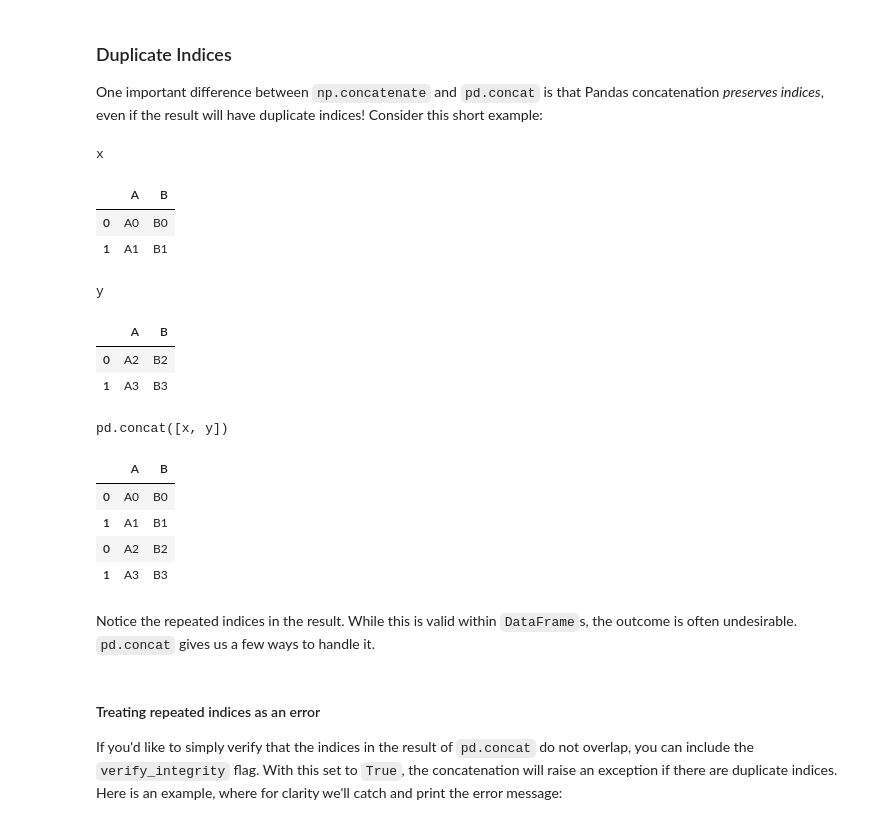
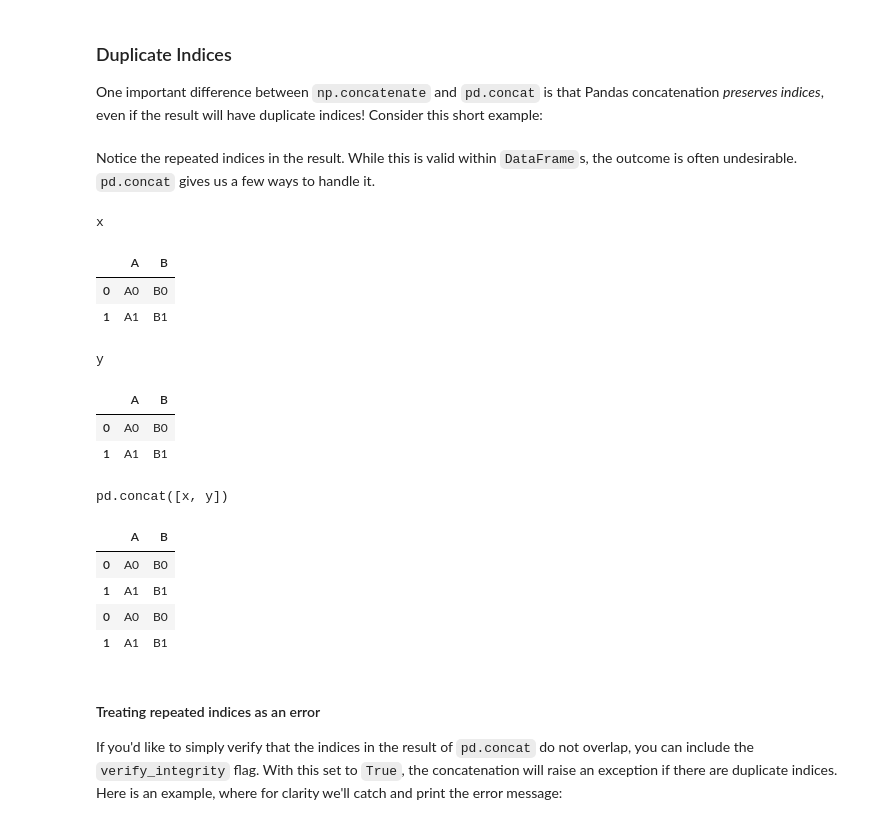
Before and after one commit to bonareri/python_class_2607, a Jupyter notebook: Pydata/06_01_Concat_And_Append.ipynb, the cells around one changed output. Saved outputs shown, nothing was run; the diff lists cells and outputs as text; code cells hidden in the pictures.

```diff
--- a/Pydata/06_01_Concat_And_Append.ipynb
+++ b/Pydata/06_01_Concat_And_Append.ipynb
@@ -189,30 +200,29 @@ We could have equivalently specified ``axis=1``; here we've used the more intuit
 
 One important difference between `np.concatenate` and `pd.concat` is that Pandas concatenation *preserves indices*, even if the result will have duplicate indices!
 Consider this short example:
-# %%
-x = make_df('AB', [0, 1])
-y = make_df('AB', [2, 3])
-y.index = x.index # make the index the same as x's
-display('x', 'y', 'pd.concat([x, y])')
-# %% [output]
-x
-|  | A | B |
-| 0 | A0 | B0 |
-| 1 | A1 | B1 |
-y
-|  | A | B |
-| 0 | A2 | B2 |
-| 1 | A3 | B3 |
-pd.concat([x, y])
-|  | A | B |
-| 0 | A0 | B0 |
-| 1 | A1 | B1 |
-| 0 | A2 | B2 |
-| 1 | A3 | B3 |
 # %% [markdown]
 Notice the repeated indices in the result.
 While this is valid within ``DataFrame``s, the outcome is often undesirable.
 `pd.concat` gives us a few ways to handle it.
+# %%
+x = make_df('AB', [0, 1])
+y = make_df('AB', [0, 1])
+display('x', 'y', 'pd.concat([x, y])')
+# %% [output]
+x
+|  | A | B |
+| 0 | A0 | B0 |
+| 1 | A1 | B1 |
+y
+|  | A | B |
+| 0 | A0 | B0 |
+| 1 | A1 | B1 |
+pd.concat([x, y])
+|  | A | B |
+| 0 | A0 | B0 |
+| 1 | A1 | B1 |
+| 0 | A0 | B0 |
+| 1 | A1 | B1 |
 # %% [markdown]
 #### Treating repeated indices as an error
 
```
Also changed, not shown: parts of 15 cells of this notebook, 4 other files.
